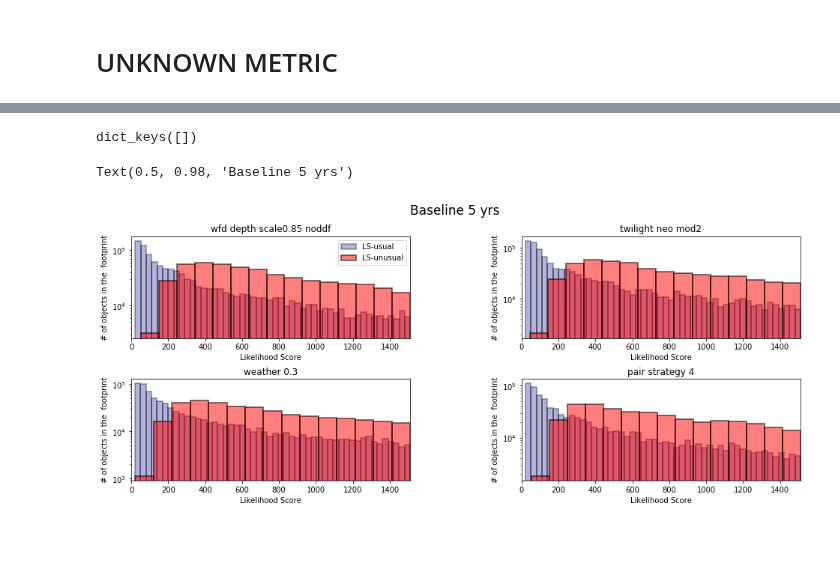
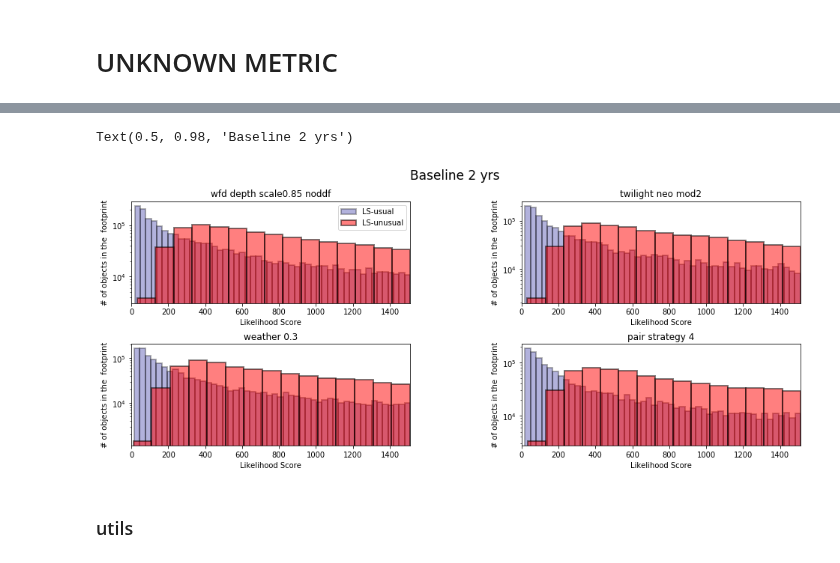
Before and after one commit to fedhere/LSSTunknowns, a Jupyter notebook: code/ProperMotionMetric.ipynb, the cells around one changed output, grey strips where cells are left out. Saved outputs shown, nothing was run; the diff lists cells and outputs as text; code cells hidden in the pictures.

Commit message:
Add files via upload
This notebook contains the LikelihoodScore, the ConfusionIndex and ProperMotionTransient metrics.

```diff
--- a/code/ProperMotionMetric.ipynb
+++ b/code/ProperMotionMetric.ipynb
@@ -36,7 +30,7 @@ if your_username == '': # do NOT put your username here, put it in the cell at t
     raise Exception('Please provide your username!  See the top of the notebook.')
 
 dbDir = '/home/idies/workspace/lsst_cadence/FBS_1.4/'
-outDir = '/home/idies/workspace/Storage/{}/persistent/MAFOutput/MetricData/PM'.format(your_username)
+outDir = '/home/idies/workspace/Storage/{}/persistent/MAFOutput/MetricData/Astrometry_DD'.format(your_username)
 
 if not os.path.exists(os.path.abspath(outDir)):
     os.mkdir(os.path.abspath(outDir))
@@ -784,0 +689,22 @@ plotSky(bundleDicts, (2, 'TransienPM'))
+# %%
+name_tick=[]
+for key in dbRuns:#bundleDicts.keys():
+    #if 'noddf' in key:
+    #    continue
+    #else:
+        n= key.split('_')
+        if 'v1.4' in n:
+            n.remove('v1.4')
+        else:
+            word=[]
+            for s in n[-2]:
+                word.append(s)
+            word.remove('v')
+            word.remove('1')
+            word.remove('.')
+            word.remove('4')
+            sub =''
+            n[-2]= sub.join(word)
+        n.remove('10yrs')
+        s=' '
+        name_tick.append(s.join(n))
@@ -784,0 +774,15 @@ plotSky(bundleDicts, (2, 'TransienPM'))
+# %%
+plt.style.use('seaborn')
+plt.rc('legend', fontsize=20)
+fig, ax = plt.subplots(figsize=(15,30))
+y_pos = np.arange(len(name_tick))
+ax.barh(y_pos,FomLS[idx]+FomC[idx]+FomPMT[idx], align='center',color='grey',label='LS metric')
+ax.barh(y_pos,FomPMT[idx]+FomC[idx], align='center',color='lightblue' ,label='PMTransient metric')
+ax.barh(y_pos,FomC[idx], align='center', color= 'orange',label='cofusion metric')
+ax.set_yticks(y_pos[idx])
+ax.set_yticklabels(name_tick, size=18)
+ax.invert_yaxis()  # labels read top-to-bottom
+ax.set_xlabel('FoM', size=20)
+ax.legend(bbox_to_anchor=(0.7, 0.95),fontsize=15)
+plt.tight_layout()
+#plt.savefig('FOM_astrometry_2yrs_DD.png')
@@ -800,33 +808,31 @@ for key in bundleDicts.keys():
-# %%
-bundleDicts.keys()
-# %% [output]
-dict_keys([])
 # %%
 import seaborn as sn
 # %%
 #fig = plt.figure(figsize=(20,10))
 fig, ax = plt.subplots(2, 2, figsize=(16,6))
 fig.subplots_adjust(hspace=0.4, wspace=0.4)
 for i, key in enumerate(dbRuns[0:4]):
     #value, bins = np.histogram(lam[key]['LS'], 50)
     #v_out, b_out = np.histogram(lam[key]['LS_out'],10)
     #ax = fig.add_subplot(2, 2, i+1)
     zeromaskLS =np.where(hist[key]['LS']!=0)
     plthist= pd.DataFrame(hist[key]['LS'][zeromaskLS])
     zeromask =np.where(hist[key]['LS_out']!=0)
     plthistout= pd.DataFrame(hist[key]['LS_out'][zeromask])
     sn.distplot(plthist, color="Darkblue", hist=True, kde=False,bins=50,hist_kws=dict(alpha=0.3,edgecolor="k", linewidth=2),ax=ax[i // 2][i % 2], label='LS-usual')
     sn.distplot(plthistout, color="red",  hist=True, kde=False,bins=15,hist_kws=dict(alpha=0.5,edgecolor="k", linewidth=2), ax=ax[i // 2][i % 2], label='LS-unusual')
     #ax.hist(lam[key]['LS'],10,alpha=.3,histtype='step',lw=3, color='black', label='LS-usual')
     #ax.hist(lam[key]['LS_out'],10,histtype='step',lw=3, color='orange', label='LS-unusual')
     ax[i // 2][i % 2].set_xlim([0,1510])
     ax[i // 2][i % 2].set_yscale('log')
     ax[i // 2][i % 2].set_xlabel('Likelihood Score')
     ax[i // 2][i % 2].set_ylabel('# of objects in the  footprint')
     ax[i // 2][i % 2].set_title('{}'.format(name_tick[i]))
     if i ==0:
         ax[i // 2][i % 2].legend()
-plt.suptitle('Baseline 5 yrs', size=17)
+plt.suptitle('Baseline 2 yrs', size=17)
 # %% [output]
-Text(0.5, 0.98, 'Baseline 5 yrs')
+Text(0.5, 0.98, 'Baseline 2 yrs')
-[figure, old version]
+[figure, new version]
+# %% [markdown]
+### utils
```
Also changed, not shown: parts of 42 cells of this notebook.
